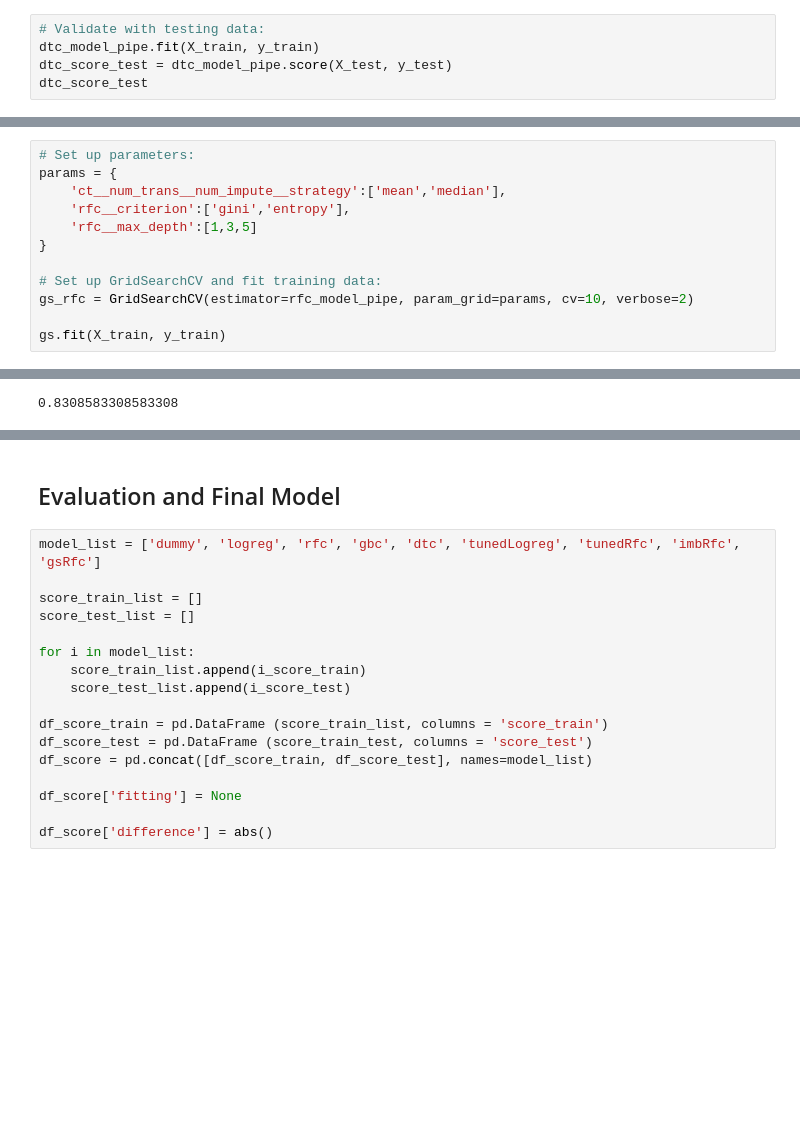
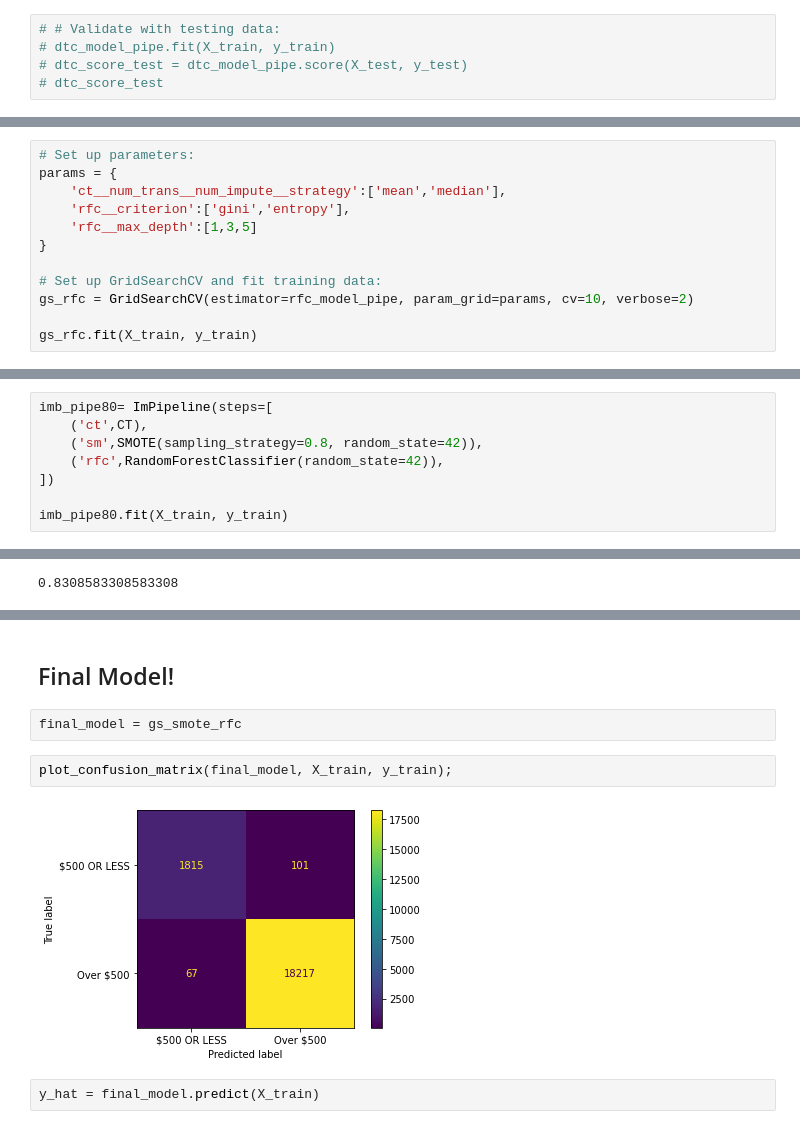
Before and after one commit to JasmineHuang25/Phase3_project, a Jupyter notebook: auto_insurance_predict_main.ipynb, the cells around one changed output, grey strips where cells are left out. Saved outputs shown, nothing was run; the diff lists cells and outputs as text; blank space fills up the shorter version.

Commit message:
runing all models and make a copy of notebook

```diff
--- a/auto_insurance_predict_main.ipynb
+++ b/auto_insurance_predict_main.ipynb
@@ -468,8 +506,8 @@ CV Results for `dtc_pipe` model:
 # %%
-# Validate with testing data:
-dtc_model_pipe.fit(X_train, y_train)
-dtc_score_test = dtc_model_pipe.score(X_test, y_test)
-dtc_score_test
+# # Validate with testing data:
+# dtc_model_pipe.fit(X_train, y_train)
+# dtc_score_test = dtc_model_pipe.score(X_test, y_test)
+# dtc_score_test
 # %% [output]
 0.8313038313038313
 # %% [markdown]
@@ -565,7 +605,7 @@ params = {
 # Set up GridSearchCV and fit training data:
 gs_rfc = GridSearchCV(estimator=rfc_model_pipe, param_grid=params, cv=10, verbose=2)
 
-gs.fit(X_train, y_train)
+gs_rfc.fit(X_train, y_train)
 # %% [output]
 Fitting 10 folds for each of 12 candidates, totalling 120 fits
 [CV] ct__num_trans__num_impute__strategy=mean, rfc__criterion=gini, rfc__max_depth=1
@@ -703,0 +746,8 @@ imbRfc_score_test
+# %%
+imb_pipe80= ImPipeline(steps=[
+    ('ct',CT),
+    ('sm',SMOTE(sampling_strategy=0.8, random_state=42)),
+    ('rfc',RandomForestClassifier(random_state=42)),
+])
+
+imb_pipe80.fit(X_train, y_train)
@@ -773,19 +913,10 @@ gsRfc_score_test
 # %% [markdown]
-## Evaluation and Final Model
+## Final Model!
-# %%
-model_list = ['dummy', 'logreg', 'rfc', 'gbc', 'dtc', 'tunedLogreg', 'tunedRfc', 'imbRfc', 'gsRfc']
-
-score_train_list = []
-score_test_list = []
-
-for i in model_list:
-    score_train_list.append(i_score_train)
-    score_test_list.append(i_score_test)
-
-df_score_train = pd.DataFrame (score_train_list, columns = 'score_train')
-df_score_test = pd.DataFrame (score_train_test, columns = 'score_test')
-df_score = pd.concat([df_score_train, df_score_test], names=model_list)
-
-df_score['fitting'] = None
-
-df_score['difference'] = abs()
+# %%
+final_model = gs_smote_rfc
+# %%
+plot_confusion_matrix(final_model, X_train, y_train);
+# %% [output]
+[figure, added]
+# %%
+y_hat = final_model.predict(X_train)
```
Also changed, not shown: parts of 40 cells of this notebook, 1 other file.
